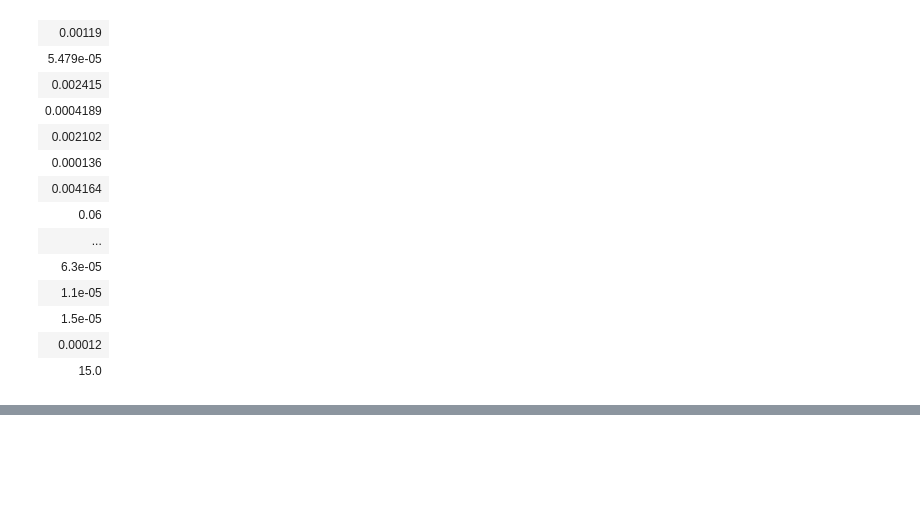
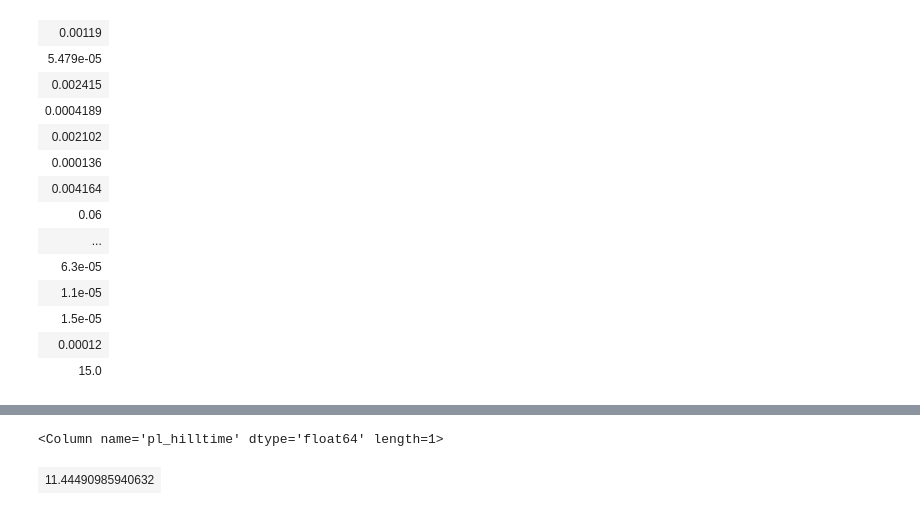
Before and after one commit to tagordon/exomoons_jwst, a Jupyter notebook: notebooks/targets.ipynb, the cells around one changed output, grey strips where cells are left out. Cells and saved outputs as stored; diff of their text form; code cells hidden in the pictures; blank space fills up the shorter version.

```diff
--- a/notebooks/targets.ipynb
+++ b/notebooks/targets.ipynb
@@ -461,0 +491,5 @@ targets['pl_orbpererr1']
+# %%
+targets[targets['pl_name'] == 'Kepler-62 e']['pl_hilltime']
+# %% [output]
+<Column name='pl_hilltime' dtype='float64' length=1>
+| 11.44490985940632 |
```
Also changed, not shown: parts of 16 cells of this notebook, 39 other files.
